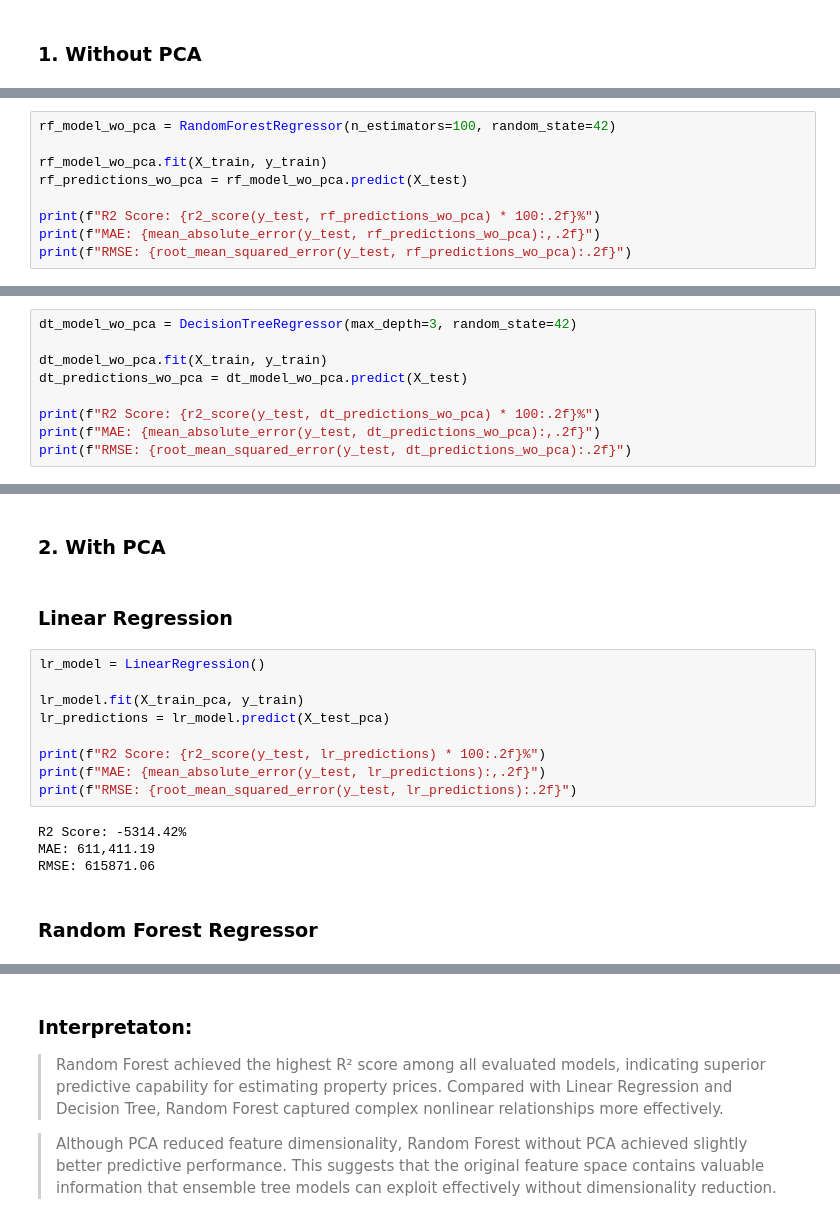
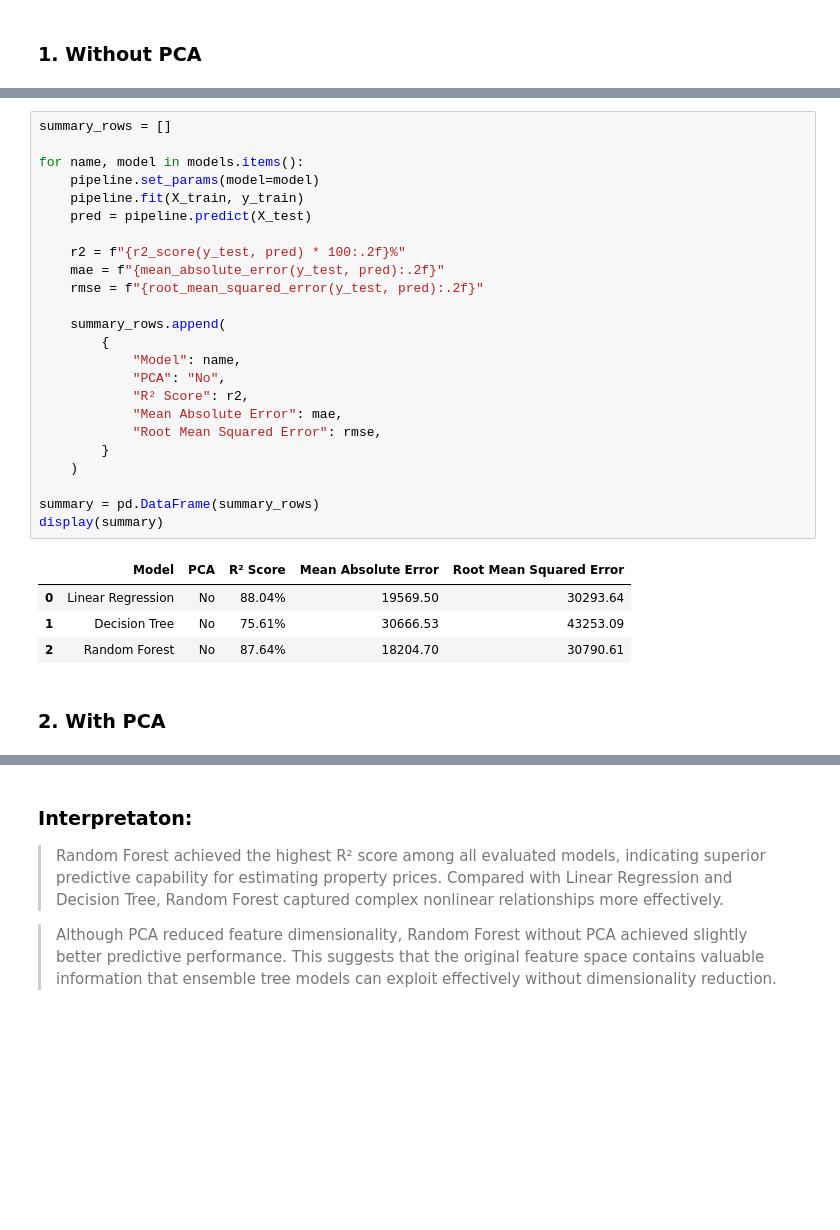
Before and after one commit to sanskar127/property-price-prediction-machine-learning, a Jupyter notebook: report.ipynb, the cells around one changed output, grey strips where cells are left out. Cells and saved outputs as stored; diff of their text form; blank space fills up the shorter version.

Commit message:
Model Training completed

```diff
--- a/report.ipynb
+++ b/report.ipynb
@@ -710,9 +678,0 @@ RMSE: 615871.06
-# %%
-rf_model_wo_pca = RandomForestRegressor(n_estimators=100, random_state=42)
-
-rf_model_wo_pca.fit(X_train, y_train)
-rf_predictions_wo_pca = rf_model_wo_pca.predict(X_test)
-
-print(f"R2 Score: {r2_score(y_test, rf_predictions_wo_pca) * 100:.2f}%")
-print(f"MAE: {mean_absolute_error(y_test, rf_predictions_wo_pca):,.2f}")
-print(f"RMSE: {root_mean_squared_error(y_test, rf_predictions_wo_pca):.2f}")
@@ -725,9 +678,0 @@ RMSE: 28278.91
-# %%
-dt_model_wo_pca = DecisionTreeRegressor(max_depth=3, random_state=42)
-
-dt_model_wo_pca.fit(X_train, y_train)
-dt_predictions_wo_pca = dt_model_wo_pca.predict(X_test)
-
-print(f"R2 Score: {r2_score(y_test, dt_predictions_wo_pca) * 100:.2f}%")
-print(f"MAE: {mean_absolute_error(y_test, dt_predictions_wo_pca):,.2f}")
-print(f"RMSE: {root_mean_squared_error(y_test, dt_predictions_wo_pca):.2f}")
@@ -771,19 +679,31 @@ Prediction Summary with PCA
+# %%
+summary_rows = []
+
+for name, model in models.items():
+    pipeline.set_params(model=model)
+    pipeline.fit(X_train, y_train)
+    pred = pipeline.predict(X_test)
+
+    r2 = f"{r2_score(y_test, pred) * 100:.2f}%"
+    mae = f"{mean_absolute_error(y_test, pred):.2f}"
+    rmse = f"{root_mean_squared_error(y_test, pred):.2f}"
+
+    summary_rows.append(
+        {
+            "Model": name,
+            "PCA": "No",
+            "R² Score": r2,
+            "Mean Absolute Error": mae,
+            "Root Mean Squared Error": rmse,
+        }
+    )
+
+summary = pd.DataFrame(summary_rows)
+display(summary)
+# %% [output]
+|  | Model | PCA | R² Score | Mean Absolute Error | Root Mean Squared Error |
+| 0 | Linear Regression | No | 88.04% | 19569.50 | 30293.64 |
+| 1 | Decision Tree | No | 75.61% | 30666.53 | 43253.09 |
+| 2 | Random Forest | No | 87.64% | 18204.70 | 30790.61 |
 # %% [markdown]
 ### 2. With PCA
-# %% [markdown]
-### Linear Regression
-# %%
-lr_model = LinearRegression()
-
-lr_model.fit(X_train_pca, y_train)
-lr_predictions = lr_model.predict(X_test_pca)
-
-print(f"R2 Score: {r2_score(y_test, lr_predictions) * 100:.2f}%")
-print(f"MAE: {mean_absolute_error(y_test, lr_predictions):,.2f}")
-print(f"RMSE: {root_mean_squared_error(y_test, lr_predictions):.2f}")
-# %% [output]
-R2 Score: -5314.42%
-MAE: 611,411.19
-RMSE: 615871.06
-# %% [markdown]
-### Random Forest Regressor
```
Also changed, not shown: parts of 38 cells of this notebook, 1 other file.
